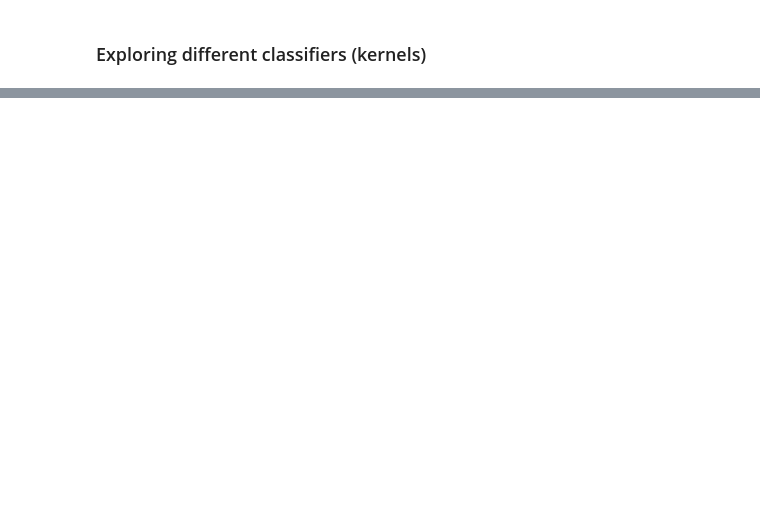
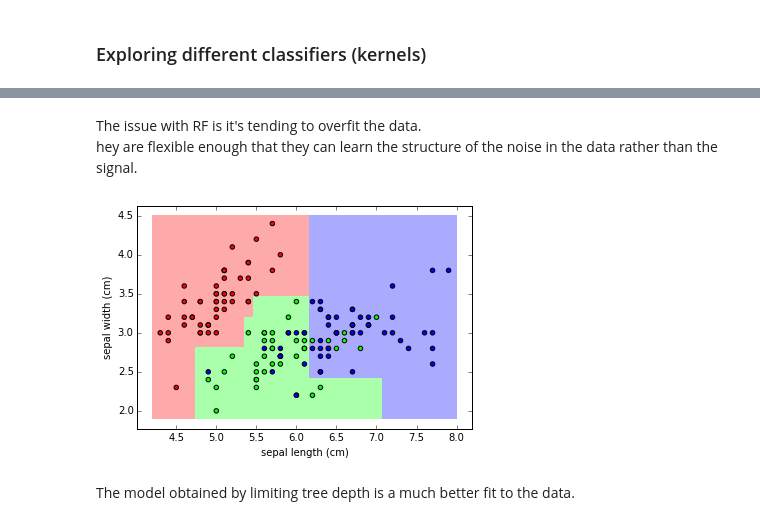
Before and after one commit to stephanie-w/brainscribble, a Jupyter notebook: source/classification-algorithms-on-iris-dataset.ipynb, the cells around one changed output, grey strips where cells are left out. Cells and saved outputs as stored; diff of their text form; code cells hidden in the pictures; blank space fills up the shorter version.

Commit message:
'scikit-learn: Classification Algorithms on Iris Dataset' Post Update

```diff
--- a/source/classification-algorithms-on-iris-dataset.ipynb
+++ b/source/classification-algorithms-on-iris-dataset.ipynb
@@ -244,0 +293,11 @@ The linear models LinearSVC() and SVC(kernel='linear') yield slightly different
+# %% [markdown]
+The issue with RF is it's tending to overfit the data.
+hey are flexible enough that they can learn the structure of the noise in the data rather than the signal.
+# %%
+clf = DecisionTreeClassifier(max_depth=4)
+clf.fit(X,y)
+plot_class_map(clf, X, y)
+# %% [output]
+[figure, added]
+# %% [markdown]
+The model obtained by limiting tree depth is a much better fit to the data.
```
Also changed, not shown: parts of 22 cells of this notebook, 3 other files.
